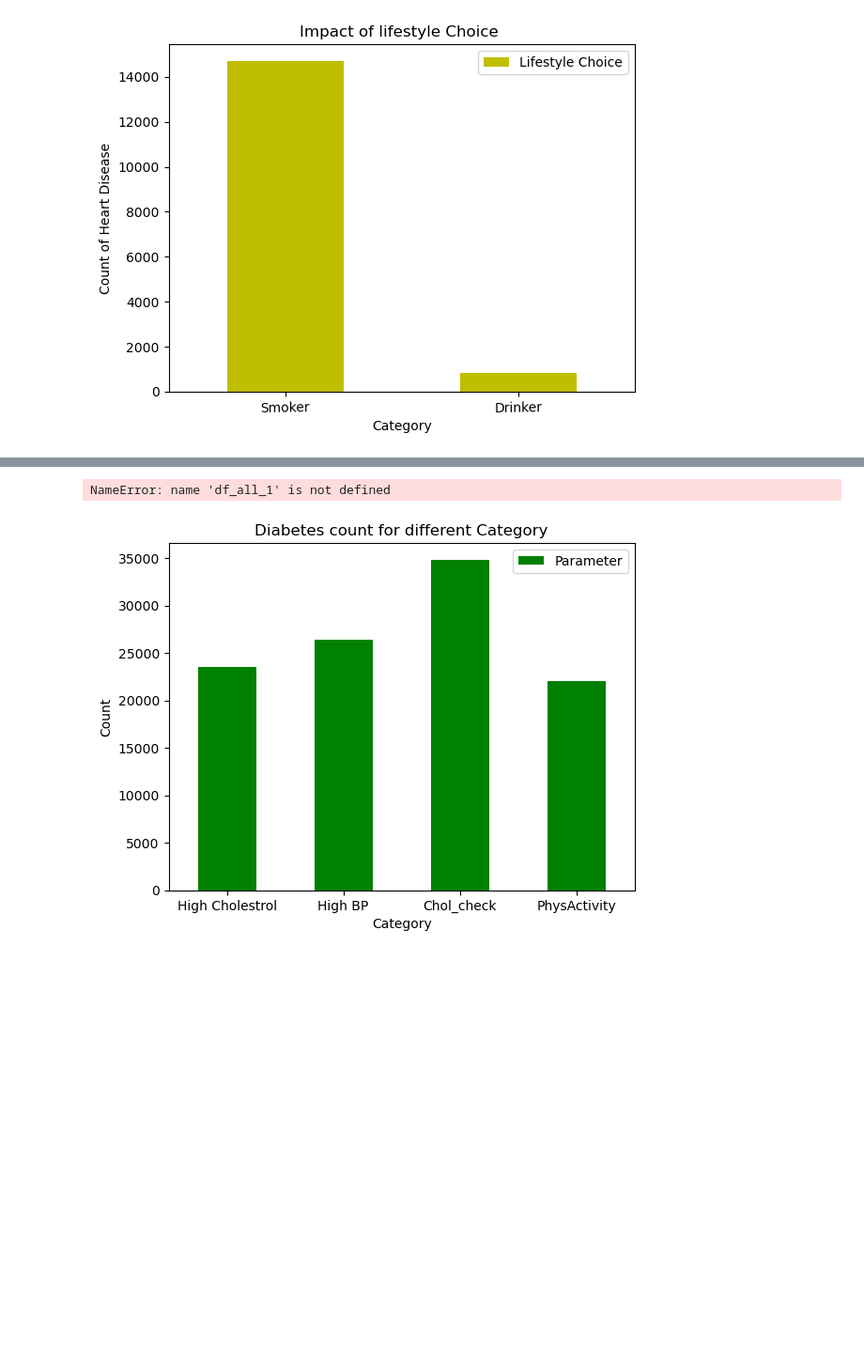
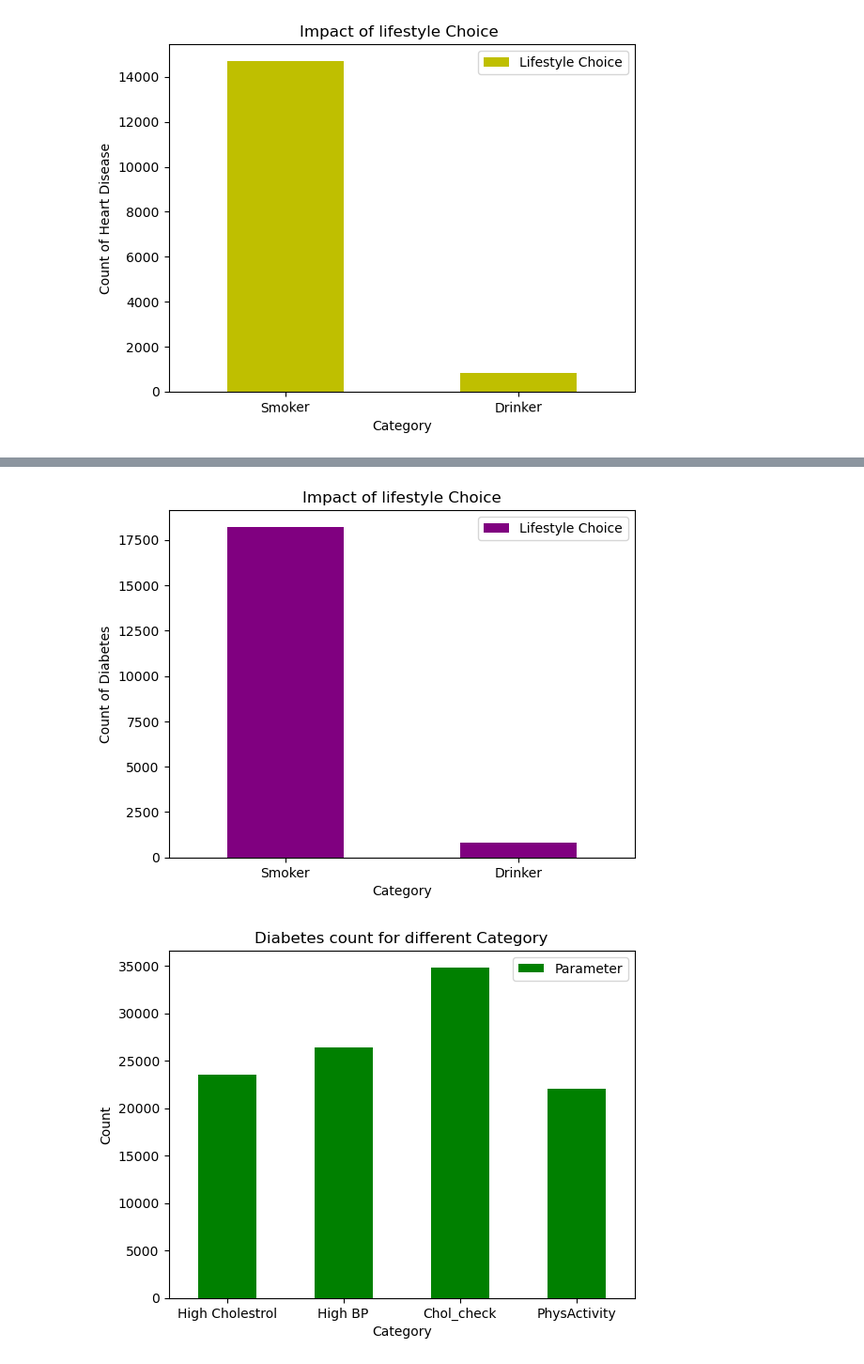
Before and after one commit to michaelz-id/project_1, a Jupyter notebook: Project1_testfile.ipynb, the cells around one changed output, grey strips where cells are left out. Shown at 94% size. Saved outputs shown, nothing was run; the diff lists cells and outputs as text; code cells hidden in the pictures; blank space fills up the shorter version.

```diff
--- a/Project1_testfile.ipynb
+++ b/Project1_testfile.ipynb
@@ -1140,9 +1140,9 @@ diabetes_phy_act= diabetes_physical_activity.drop(["PhysActivity"],axis=1)
 db_PhysActivity=diabetes_phy_act["Diabetes_binary"].count()
 # %%
 db_S_P= pd.DataFrame({'Category':['Smoker', 'Drinker'], 'Lifestyle Choice':[db_smoker, db_drinker]})
-ax_1 = df_all_1.plot.bar(x='Category', y='Lifestyle Choice', rot=0,ylabel='Count of Diabetes',title = 'Impact of lifestyle Choice',color = 'purple')
+ax_1 = db_S_P.plot.bar(x='Category', y='Lifestyle Choice', rot=0,ylabel='Count of Diabetes',title = 'Impact of lifestyle Choice',color = 'purple')
 # %% [output]
-NameError: name 'df_all_1' is not defined
+[figure, added]
 # %%
 df_all_2 = pd.DataFrame({'Category':['High Cholestrol', 'High BP','Chol_check','PhysActivity'], 'Parameter':[db_chol, db_bp,db_chol_check,db_PhysActivity]})
 ax_2 = df_all_2.plot.bar(x='Category', y='Parameter', rot=0,title='Diabetes count for different Category',ylabel='Count',color = 'green')
```
Also changed, not shown: parts of 3 cells of this notebook.
